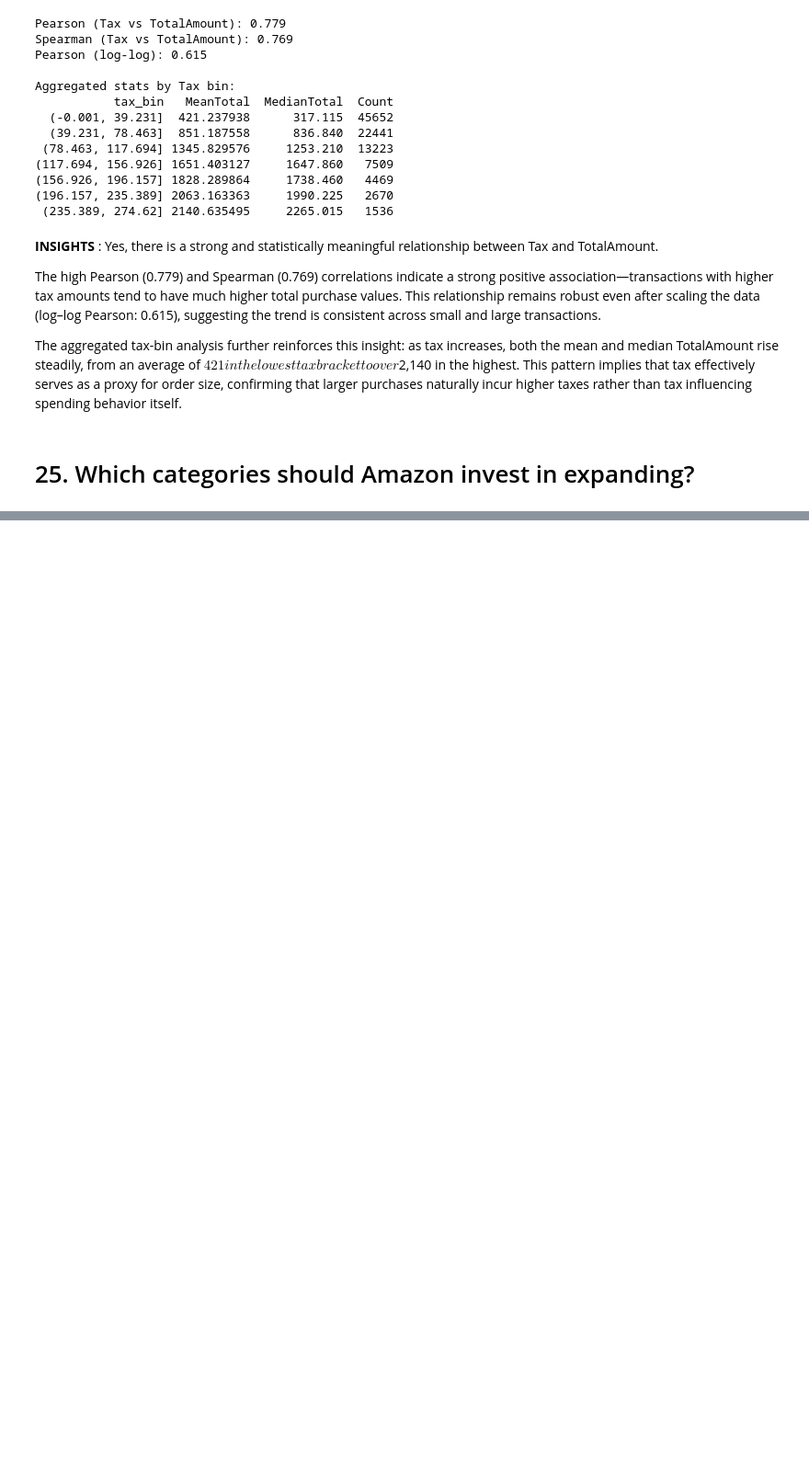
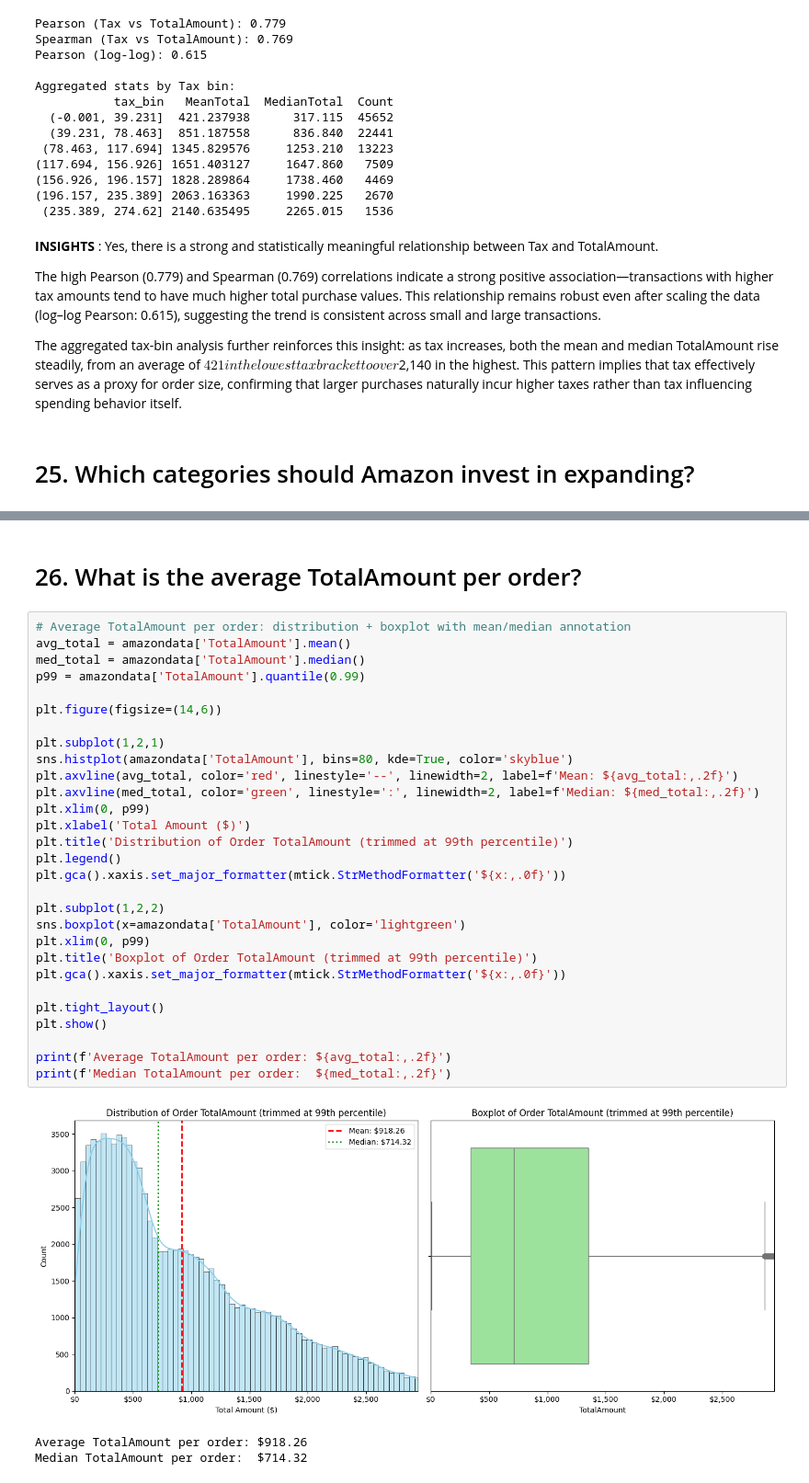
Before and after one commit to bsit2c2025/itcs204_finalsproject_agawin, a Jupyter notebook: MPDA_Agawin.ipynb, the cells around one changed output, grey strips where cells are left out. Shown at 92% size. Drawn from its saved outputs; the diff is of its cells as text; blank space fills up the shorter version.

```diff
--- a/MPDA_Agawin.ipynb
+++ b/MPDA_Agawin.ipynb
@@ -1277,0 +1342,35 @@ NameError: name 'mtick' is not defined
+# %% [markdown]
+# 26. What is the average TotalAmount per order?
+# %%
+# Average TotalAmount per order: distribution + boxplot with mean/median annotation
+avg_total = amazondata['TotalAmount'].mean()
+med_total = amazondata['TotalAmount'].median()
+p99 = amazondata['TotalAmount'].quantile(0.99)
+
+plt.figure(figsize=(14,6))
+
+plt.subplot(1,2,1)
+sns.histplot(amazondata['TotalAmount'], bins=80, kde=True, color='skyblue')
+plt.axvline(avg_total, color='red', linestyle='--', linewidth=2, label=f'Mean: ${avg_total:,.2f}')
+plt.axvline(med_total, color='green', linestyle=':', linewidth=2, label=f'Median: ${med_total:,.2f}')
+plt.xlim(0, p99)
+plt.xlabel('Total Amount ($)')
+plt.title('Distribution of Order TotalAmount (trimmed at 99th percentile)')
+plt.legend()
+plt.gca().xaxis.set_major_formatter(mtick.StrMethodFormatter('${x:,.0f}'))
+
+plt.subplot(1,2,2)
+sns.boxplot(x=amazondata['TotalAmount'], color='lightgreen')
+plt.xlim(0, p99)
+plt.title('Boxplot of Order TotalAmount (trimmed at 99th percentile)')
+plt.gca().xaxis.set_major_formatter(mtick.StrMethodFormatter('${x:,.0f}'))
+
+plt.tight_layout()
+plt.show()
+
+print(f'Average TotalAmount per order: ${avg_total:,.2f}')
+print(f'Median TotalAmount per order:  ${med_total:,.2f}')
+# %% [output]
+[figure, added]
+Average TotalAmount per order: $918.26
+Median TotalAmount per order:  $714.32
```
Also changed, not shown: parts of 22 cells of this notebook.
